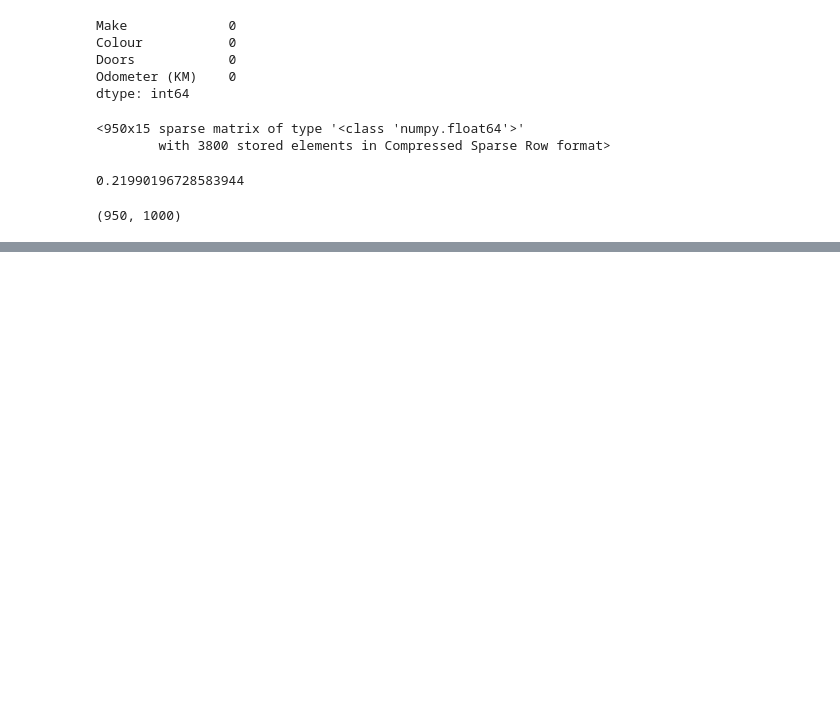
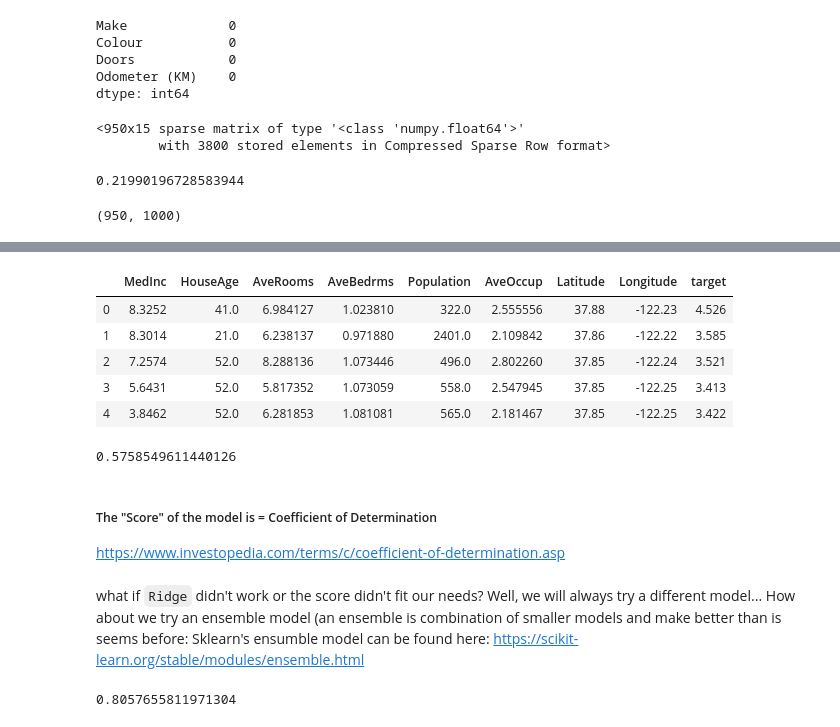
Before and after one commit to Hamedkalantari0111/machine_learning, a Jupyter notebook: Sec9-Scikit-Learn/Introduction-to-Scikit-Learn .ipynb, the cells around one changed output, grey strips where cells are left out. Cells and saved outputs as stored; diff of their text form; code cells hidden in the pictures; blank space fills up the shorter version.

```diff
--- a/Sec9-Scikit-Learn/Introduction-to-Scikit-Learn .ipynb
+++ b/Sec9-Scikit-Learn/Introduction-to-Scikit-Learn .ipynb
@@ -609,0 +623,10 @@ len(car_sales_filled), len(car_sales)
+# %%
+housing_df["target"] = housing["target"]
+housing_df.head()
+# %% [output]
+|  | MedInc | HouseAge | AveRooms | AveBedrms | Population | AveOccup | Latitude | Longitude | target |
+| 0 | 8.3252 | 41.0 | 6.984127 | 1.023810 | 322.0 | 2.555556 | 37.88 | -122.23 | 4.526 |
+| 1 | 8.3014 | 21.0 | 6.238137 | 0.971880 | 2401.0 | 2.109842 | 37.86 | -122.22 | 3.585 |
+| 2 | 7.2574 | 52.0 | 8.288136 | 1.073446 | 496.0 | 2.802260 | 37.85 | -122.24 | 3.521 |
+| 3 | 5.6431 | 52.0 | 5.817352 | 1.073059 | 558.0 | 2.547945 | 37.85 | -122.25 | 3.413 |
+| 4 | 3.8462 | 52.0 | 6.281853 | 1.081081 | 565.0 | 2.181467 | 37.85 | -122.25 | 3.422 |
@@ -609,0 +636,55 @@ len(car_sales_filled), len(car_sales)
+# %%
+# Import algorithm/ estimator
+from sklearn.linear_model import Ridge
+
+# Setup random seed
+np.random.seed(42)
+
+# Create the data
+X = housing_df.drop("target", axis=1)
+y = housing_df["target"] # median house price in $100,000s
+
+# Split into train & test sets
+X_train, X_test, y_train, y_test = train_test_split(X,
+                                                    y,
+                                                   test_size=0.2)
+
+# Instantiate and fit the model (on the training set)
+model = Ridge()
+model.fit(X_train, y_train)
+
+# Check the score of the model (on the test set)
+model.score(X_test, y_test)
+# %% [output]
+0.5758549611440126
+# %% [markdown]
+##### The "Score" of the model is = Coefficient of Determination
+https://www.investopedia.com/terms/c/coefficient-of-determination.asp
+# %% [markdown]
+what if `Ridge` didn't work or the score didn't fit our needs?
+Well, we will always try a different model...
+How about we try an ensemble model (an ensemble is combination of smaller models and make better than is seems before:
+Sklearn's ensumble model can be found here: https://scikit-learn.org/stable/modules/ensemble.html
+# %%
+# Import the RandomForestRegressor model class from the Ensemble modul
+from sklearn.ensemble import RandomForestRegressor
+
+# Set a random seed
+np.random.seed(42)
+
+# Create the data
+X = housing_df.drop("target", axis=1)
+y = housing_df["target"]
+
+# Split into training ans test sets
+X_train, X_test, y_train, y_test = train_test_split(X,
+                                                    y,
+                                                    test_size= 0.2)
+# Create random forest model
+model = RandomForestRegressor()
+model.fit(X_train, y_train)
+
+# Check the score of the model
+model.score(X_test, y_test)
+# %% [output]
+0.8057655811971304
```
Also changed, not shown: parts of 37 cells of this notebook, 2 other files.
